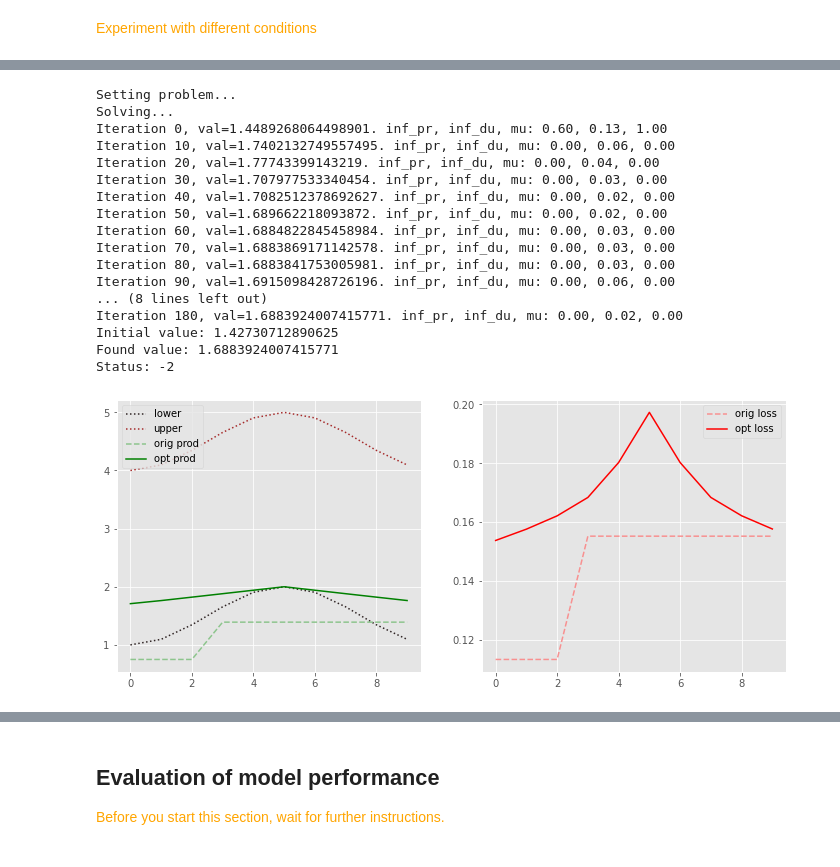
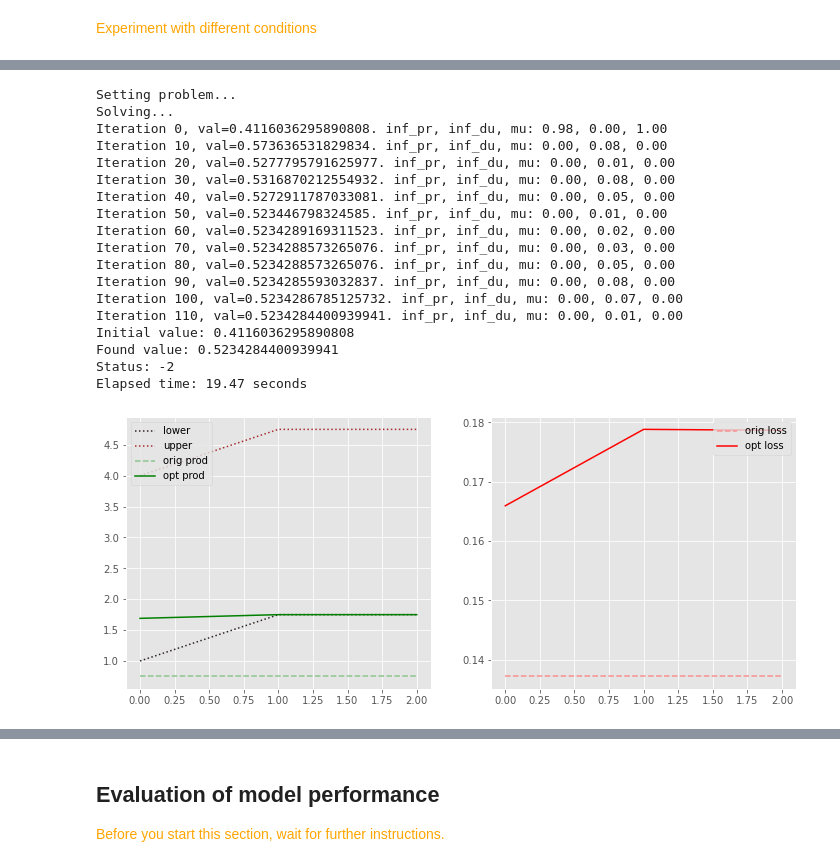
Before and after one commit to sintefmath/Digitalakademi, a Jupyter notebook: Details of Machine Learning and Optimisation/hands on/ML_opt.ipynb, the cells around one changed output, grey strips where cells are left out. Cells and saved outputs as stored; diff of their text form; code cells hidden in the pictures.

```diff
--- a/Details of Machine Learning and Optimisation/hands on/ML_opt.ipynb
+++ b/Details of Machine Learning and Optimisation/hands on/ML_opt.ipynb
@@ -410,11 +452,14 @@ def optimize_model(obj, x0):
 
     print('Solving...')
 
+    start = time.time()
     x, info = nlp.solve(x0.flatten())
+    end = time.time()
 
     print(f'Initial value: {orig_obj}')
     print(f'Found value: {info["obj_val"]}')
     print(f'Status: {info["status"]}')
+    print(f'Elapsed time: {end - start:.2f} seconds')
 
     #Reconstruct x with correct columns
     return x.reshape(obj.rows, obj.free_cols)
@@ -603,29 +853,30 @@ KeyboardInterrupt:
 # %%
 #Strict step constraint
-rows = 10
+rows = 3
 init = initial_values[:rows,:]
 
 obj = BetterProblem(rows, model, fixed_heights, basic_callback, 1.0, 2.0, 3.0, 0.01)
 found = optimize_model(obj, init)
 
 fig, axs = plt.subplots(1,2, figsize=(12,5))
 plot_results(axs, init, found, obj)
 # %% [output]
 Setting problem...
 Solving...
-Iteration 0, val=1.4489268064498901. inf_pr, inf_du, mu: 0.60, 0.13, 1.00
-Iteration 10, val=1.7402132749557495. inf_pr, inf_du, mu: 0.00, 0.06, 0.00
-Iteration 20, val=1.77743399143219. inf_pr, inf_du, mu: 0.00, 0.04, 0.00
-Iteration 30, val=1.707977533340454. inf_pr, inf_du, mu: 0.00, 0.03, 0.00
-Iteration 40, val=1.7082512378692627. inf_pr, inf_du, mu: 0.00, 0.02, 0.00
-Iteration 50, val=1.689662218093872. inf_pr, inf_du, mu: 0.00, 0.02, 0.00
-Iteration 60, val=1.6884822845458984. inf_pr, inf_du, mu: 0.00, 0.03, 0.00
-Iteration 70, val=1.6883869171142578. inf_pr, inf_du, mu: 0.00, 0.03, 0.00
-Iteration 80, val=1.6883841753005981. inf_pr, inf_du, mu: 0.00, 0.03, 0.00
-Iteration 90, val=1.6915098428726196. inf_pr, inf_du, mu: 0.00, 0.06, 0.00
-... (8 lines left out)
-Iteration 180, val=1.6883924007415771. inf_pr, inf_du, mu: 0.00, 0.02, 0.00
-Initial value: 1.42730712890625
-Found value: 1.6883924007415771
+Iteration 0, val=0.4116036295890808. inf_pr, inf_du, mu: 0.98, 0.00, 1.00
+Iteration 10, val=0.573636531829834. inf_pr, inf_du, mu: 0.00, 0.08, 0.00
+Iteration 20, val=0.5277795791625977. inf_pr, inf_du, mu: 0.00, 0.01, 0.00
+Iteration 30, val=0.5316870212554932. inf_pr, inf_du, mu: 0.00, 0.08, 0.00
+Iteration 40, val=0.5272911787033081. inf_pr, inf_du, mu: 0.00, 0.05, 0.00
+Iteration 50, val=0.523446798324585. inf_pr, inf_du, mu: 0.00, 0.01, 0.00
+Iteration 60, val=0.5234289169311523. inf_pr, inf_du, mu: 0.00, 0.02, 0.00
+Iteration 70, val=0.5234288573265076. inf_pr, inf_du, mu: 0.00, 0.03, 0.00
+Iteration 80, val=0.5234288573265076. inf_pr, inf_du, mu: 0.00, 0.05, 0.00
+Iteration 90, val=0.5234285593032837. inf_pr, inf_du, mu: 0.00, 0.08, 0.00
+Iteration 100, val=0.5234286785125732. inf_pr, inf_du, mu: 0.00, 0.07, 0.00
+Iteration 110, val=0.5234284400939941. inf_pr, inf_du, mu: 0.00, 0.01, 0.00
+Initial value: 0.4116036295890808
+Found value: 0.5234284400939941
 Status: -2
+Elapsed time: 19.47 seconds
-[figure, old version]
+[figure, new version]
```
Also changed, not shown: parts of 18 cells of this notebook.
